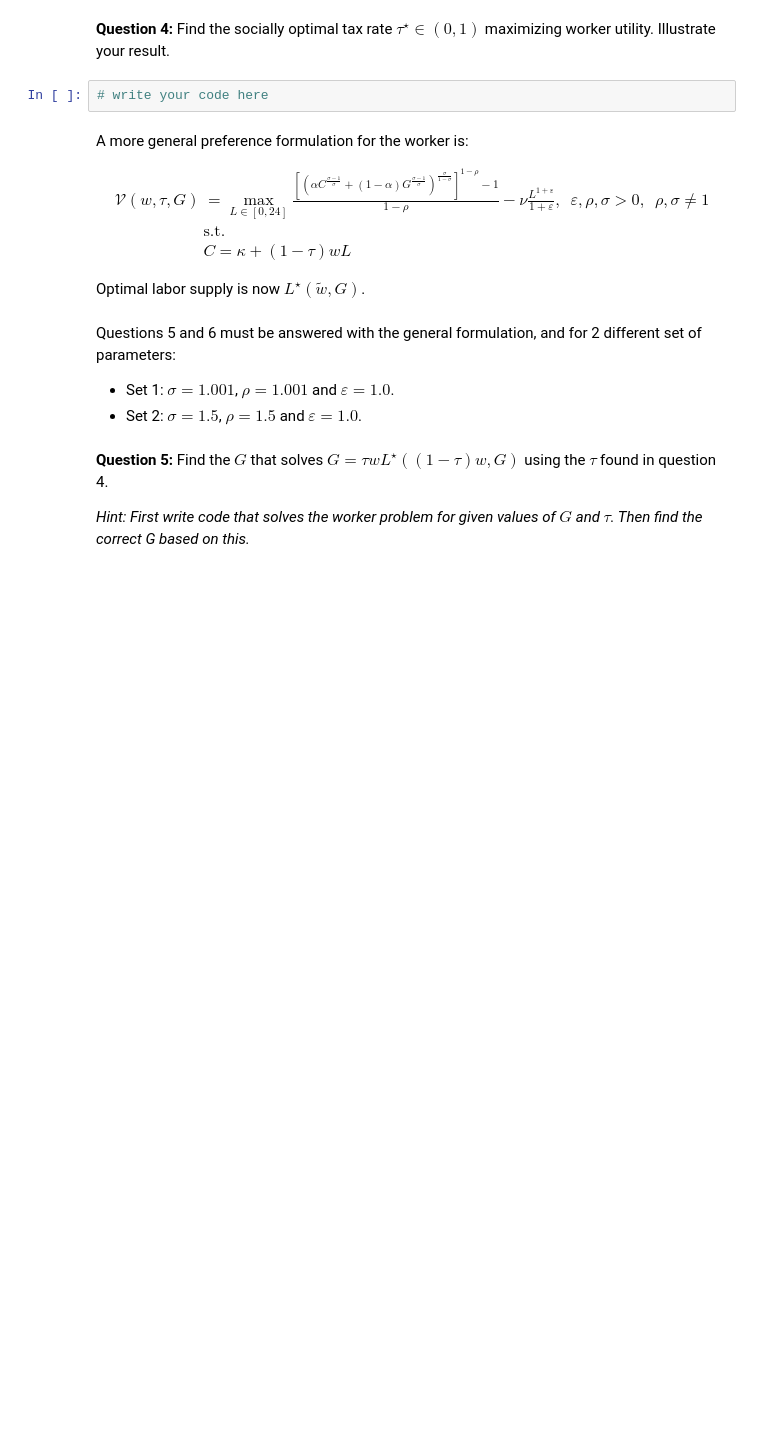
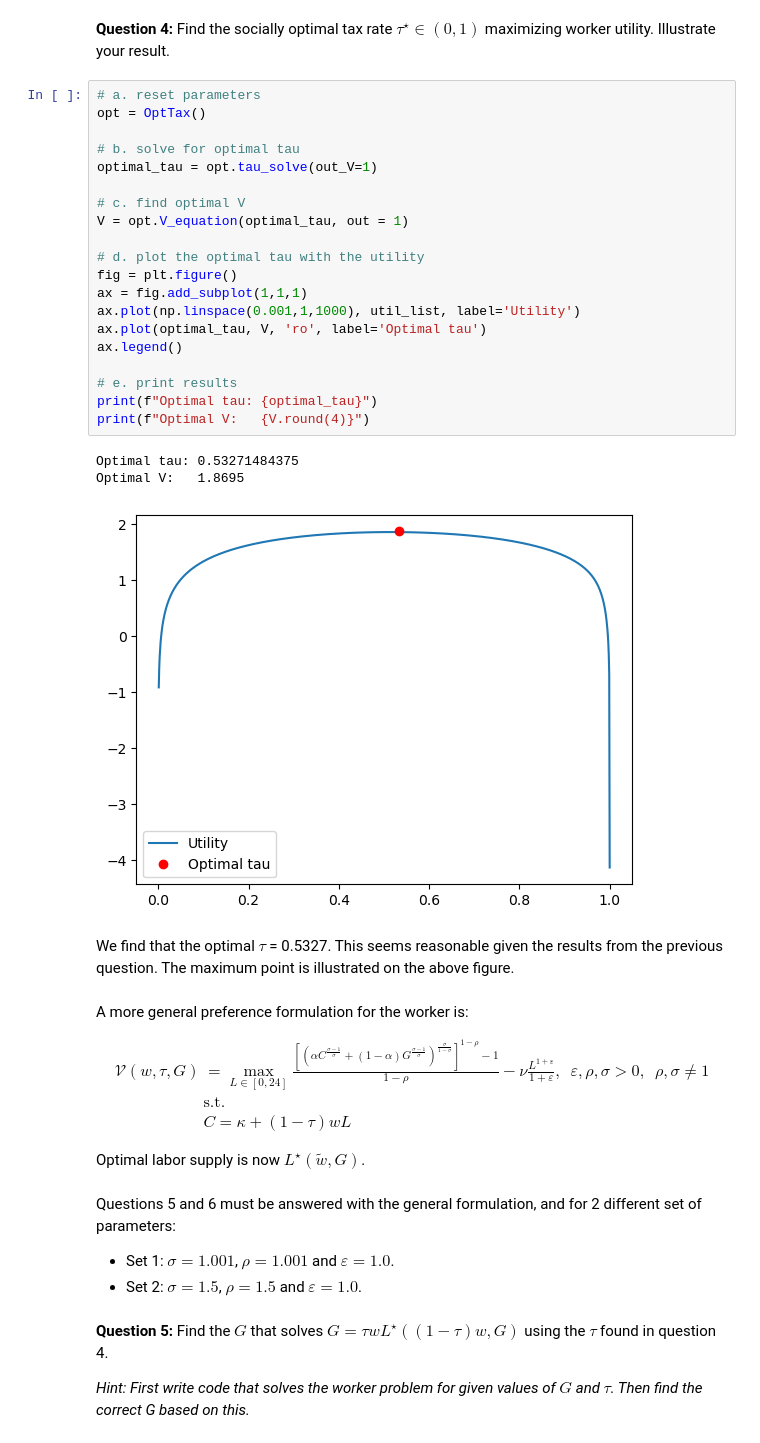
Before and after one commit to NumEconCopenhagen/projects-2023-cbjk, a Jupyter notebook: examproject/Exam-2023-notebook.ipynb, the cells around one changed output. Cells and saved outputs as stored; diff of their text form; blank space fills up the shorter version.

```diff
--- a/examproject/Exam-2023-notebook.ipynb
+++ b/examproject/Exam-2023-notebook.ipynb
@@ -82,7 +172,31 @@ $$
 # %% [markdown]
 **Question 4:** Find the socially optimal tax rate $\tau^{\star}\in(0,1)$ maximizing worker utility. Illustrate your result.
-# %%
-# write your code here
+# %%
+# a. reset parameters
+opt = OptTax()
+
+# b. solve for optimal tau
+optimal_tau = opt.tau_solve(out_V=1)
+
+# c. find optimal V
+V = opt.V_equation(optimal_tau, out = 1)
+
+# d. plot the optimal tau with the utility
+fig = plt.figure()
+ax = fig.add_subplot(1,1,1)
+ax.plot(np.linspace(0.001,1,1000), util_list, label='Utility')
+ax.plot(optimal_tau, V, 'ro', label='Optimal tau')
+ax.legend()
+
+# e. print results
+print(f"Optimal tau: {optimal_tau}")
+print(f"Optimal V:   {V.round(4)}")
+# %% [output]
+Optimal tau: 0.53271484375
+Optimal V:   1.8695
+[figure, added]
+# %% [markdown]
+We find that the optimal $\tau$ = 0.5327. This seems reasonable given the results from the previous question. The maximum point is illustrated on the above figure.
 # %% [markdown]
 A more general preference formulation for the worker is:
 
```
Also changed, not shown: parts of 33 cells of this notebook, 3 other files.
